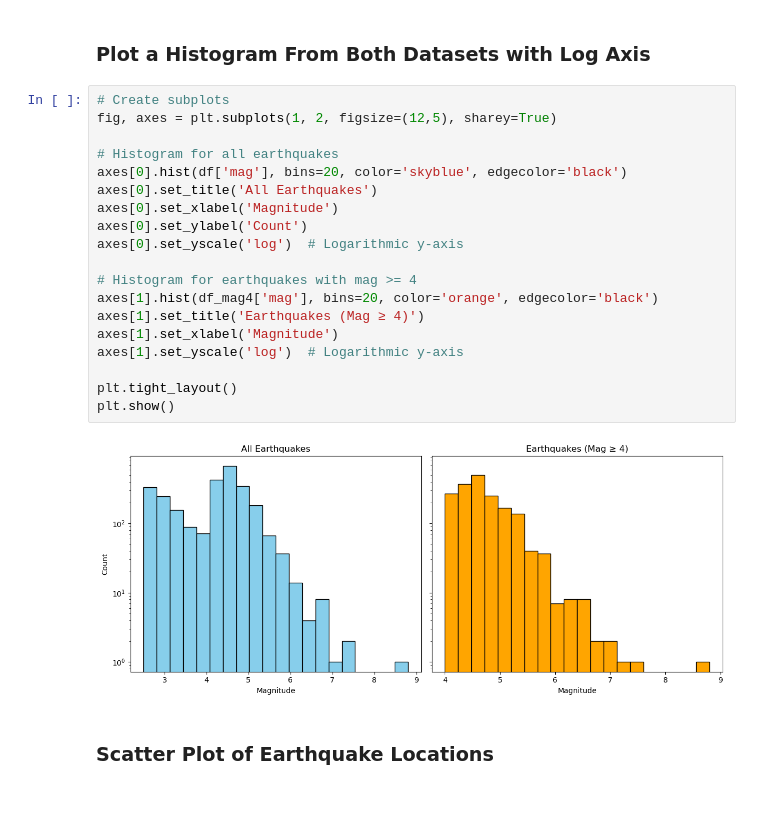
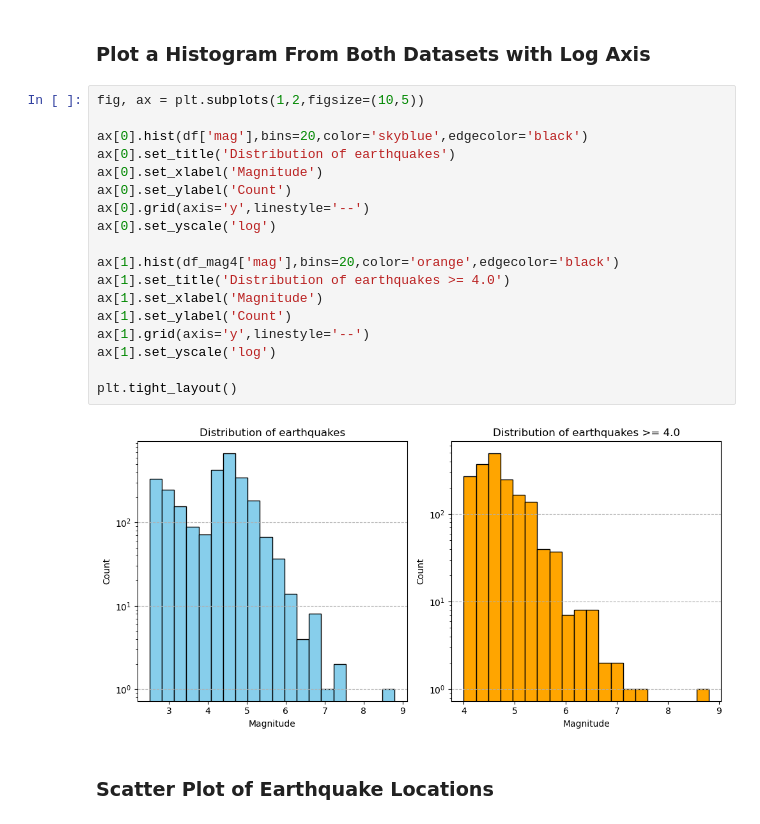
Before and after one commit to eldavenport/SIO-PythonEarthScience, a Jupyter notebook: docs/in_workshop/python_earth_science/pandas.ipynb, the cells around one changed output. Saved outputs shown, nothing was run; the diff lists cells and outputs as text.

```diff
--- a/docs/in_workshop/python_earth_science/pandas.ipynb
+++ b/docs/in_workshop/python_earth_science/pandas.ipynb
@@ -253,26 +252,25 @@ plt.show()
 # %% [markdown]
 ### **Plot a Histogram From Both Datasets with Log Axis**
 # %%
-# Create subplots
-fig, axes = plt.subplots(1, 2, figsize=(12,5), sharey=True)
+fig, ax = plt.subplots(1,2,figsize=(10,5))
 
-# Histogram for all earthquakes
-axes[0].hist(df['mag'], bins=20, color='skyblue', edgecolor='black')
-axes[0].set_title('All Earthquakes')
-axes[0].set_xlabel('Magnitude')
-axes[0].set_ylabel('Count')
-axes[0].set_yscale('log')  # Logarithmic y-axis
+ax[0].hist(df['mag'],bins=20,color='skyblue',edgecolor='black')
+ax[0].set_title('Distribution of earthquakes')
+ax[0].set_xlabel('Magnitude')
+ax[0].set_ylabel('Count')
+ax[0].grid(axis='y',linestyle='--')
+ax[0].set_yscale('log')
 
-# Histogram for earthquakes with mag >= 4
-axes[1].hist(df_mag4['mag'], bins=20, color='orange', edgecolor='black')
-axes[1].set_title('Earthquakes (Mag ≥ 4)')
-axes[1].set_xlabel('Magnitude')
-axes[1].set_yscale('log')  # Logarithmic y-axis
+ax[1].hist(df_mag4['mag'],bins=20,color='orange',edgecolor='black')
+ax[1].set_title('Distribution of earthquakes >= 4.0')
+ax[1].set_xlabel('Magnitude')
+ax[1].set_ylabel('Count')
+ax[1].grid(axis='y',linestyle='--')
+ax[1].set_yscale('log')
 
 plt.tight_layout()
-plt.show()
 # %% [output]
-[figure, old version]
+[figure, new version]
 # %% [markdown]
 ### **Scatter Plot of Earthquake Locations**
 # %%
```
Also changed, not shown: parts of 3 cells of this notebook, 2 other files.
